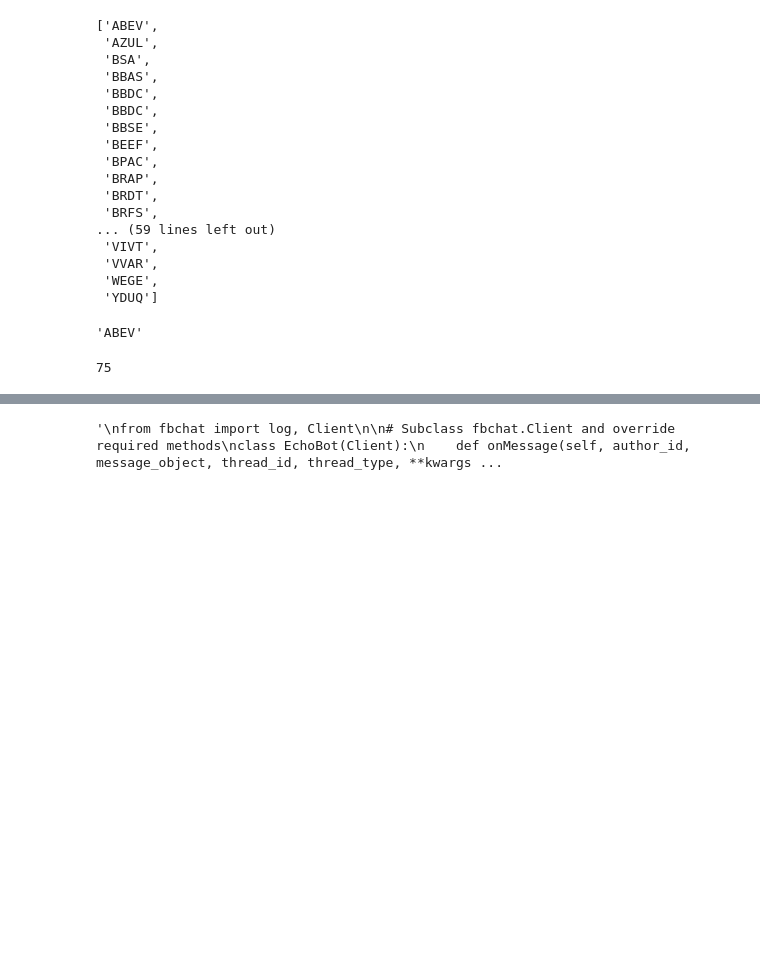
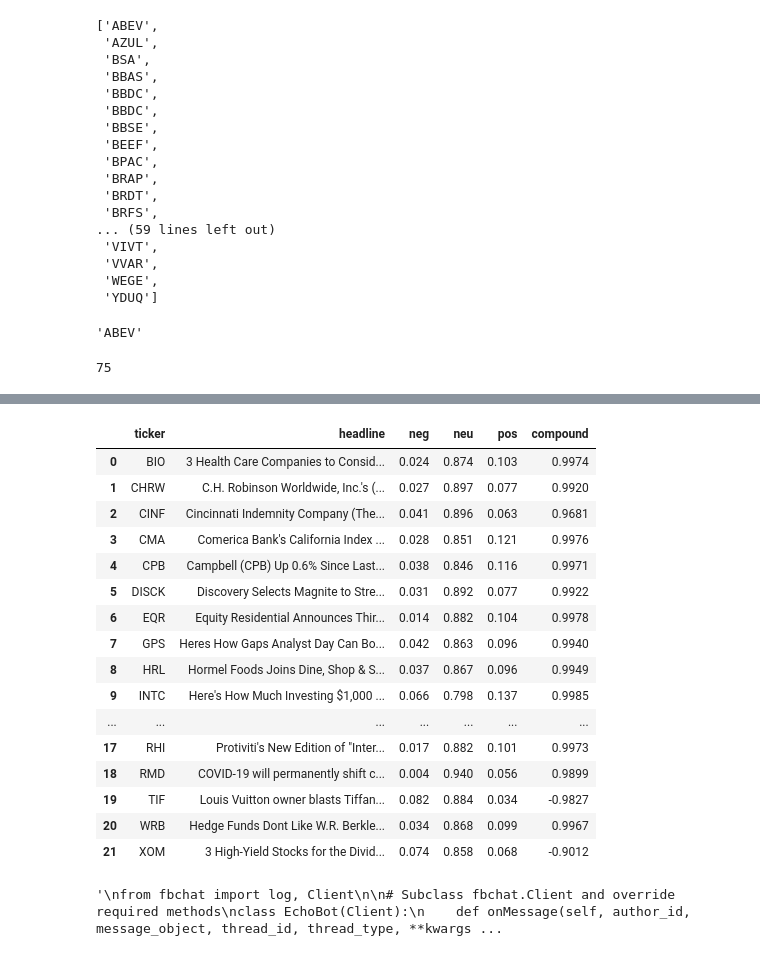
Before and after one commit to CaiqueCoelho/predict-stock-price, a Jupyter notebook: 5-Yahoo-Recommendations-Plus-Sentiment-Analysis.ipynb, the cells around one changed output, grey strips where cells are left out. Saved outputs shown, nothing was run; the diff lists cells and outputs as text; code cells hidden in the pictures; blank space fills up the shorter version.

Commit message:
last modifications

```diff
--- a/5-Yahoo-Recommendations-Plus-Sentiment-Analysis.ipynb
+++ b/5-Yahoo-Recommendations-Plus-Sentiment-Analysis.ipynb
@@ -243,3 +230,23 @@ parsed_and_scored_news.head()
+# %%
+parsed_and_scored_news
+# %% [output]
+|  | ticker | headline | neg | neu | pos | compound |
+| 0 | BIO | 3 Health Care Companies to Consid... | 0.024 | 0.874 | 0.103 | 0.9974 |
+| 1 | CHRW | C.H. Robinson Worldwide, Inc.'s (... | 0.027 | 0.897 | 0.077 | 0.9920 |
+| 2 | CINF | Cincinnati Indemnity Company (The... | 0.041 | 0.896 | 0.063 | 0.9681 |
+| 3 | CMA | Comerica Bank's California Index ... | 0.028 | 0.851 | 0.121 | 0.9976 |
+| 4 | CPB | Campbell (CPB) Up 0.6% Since Last... | 0.038 | 0.846 | 0.116 | 0.9971 |
+| 5 | DISCK | Discovery Selects Magnite to Stre... | 0.031 | 0.892 | 0.077 | 0.9922 |
+| 6 | EQR | Equity Residential Announces Thir... | 0.014 | 0.882 | 0.104 | 0.9978 |
+| 7 | GPS | Heres How Gaps Analyst Day Can Bo... | 0.042 | 0.863 | 0.096 | 0.9940 |
+| 8 | HRL | Hormel Foods Joins Dine, Shop & S... | 0.037 | 0.867 | 0.096 | 0.9949 |
+| 9 | INTC | Here's How Much Investing $1,000 ... | 0.066 | 0.798 | 0.137 | 0.9985 |
+| ... | ... | ... | ... | ... | ... | ... |
+| 17 | RHI | Protiviti's New Edition of "Inter... | 0.017 | 0.882 | 0.101 | 0.9973 |
+| 18 | RMD | COVID-19 will permanently shift c... | 0.004 | 0.940 | 0.056 | 0.9899 |
+| 19 | TIF | Louis Vuitton owner blasts Tiffan... | 0.082 | 0.884 | 0.034 | -0.9827 |
+| 20 | WRB | Hedge Funds Dont Like W.R. Berkle... | 0.034 | 0.868 | 0.099 | 0.9967 |
+| 21 | XOM | 3 High-Yield Stocks for the Divid... | 0.074 | 0.858 | 0.068 | -0.9012 |
 # %%
 '''
 from fbchat import log, Client
```
Also changed, not shown: parts of 6 cells of this notebook, 19 other files.
